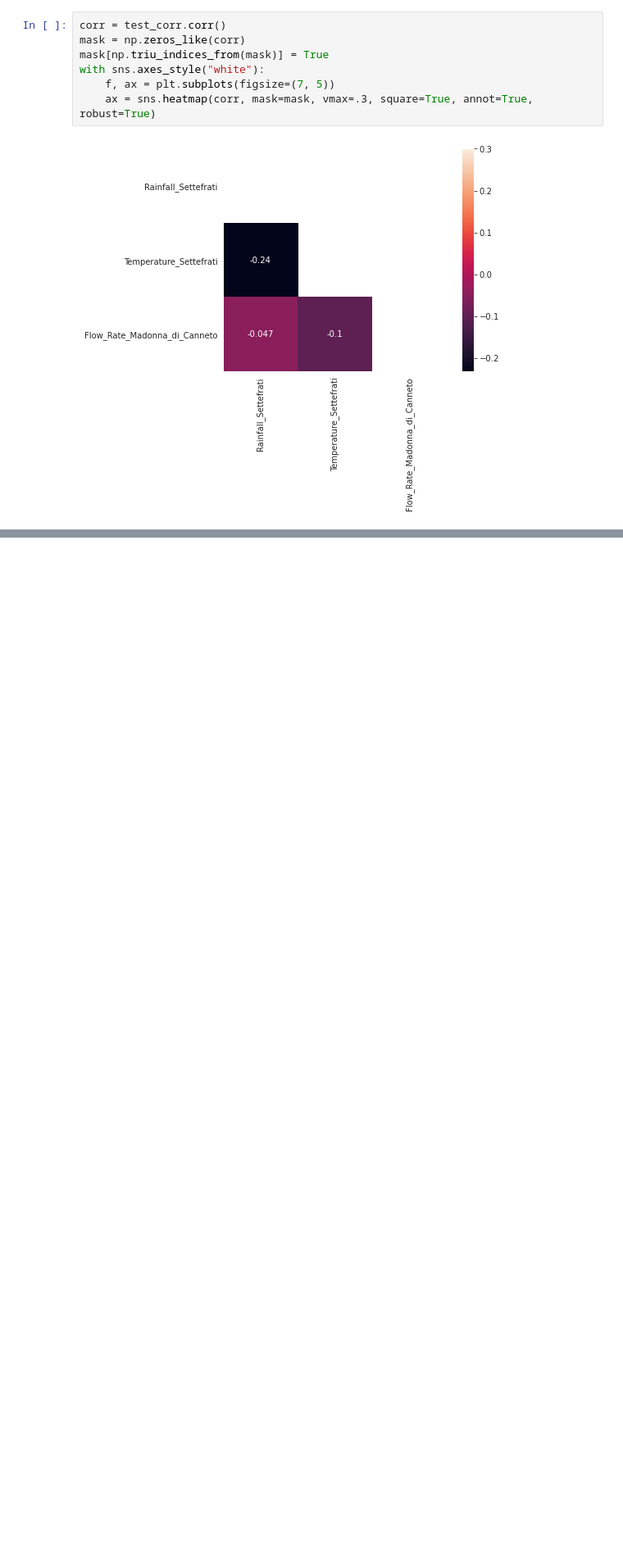
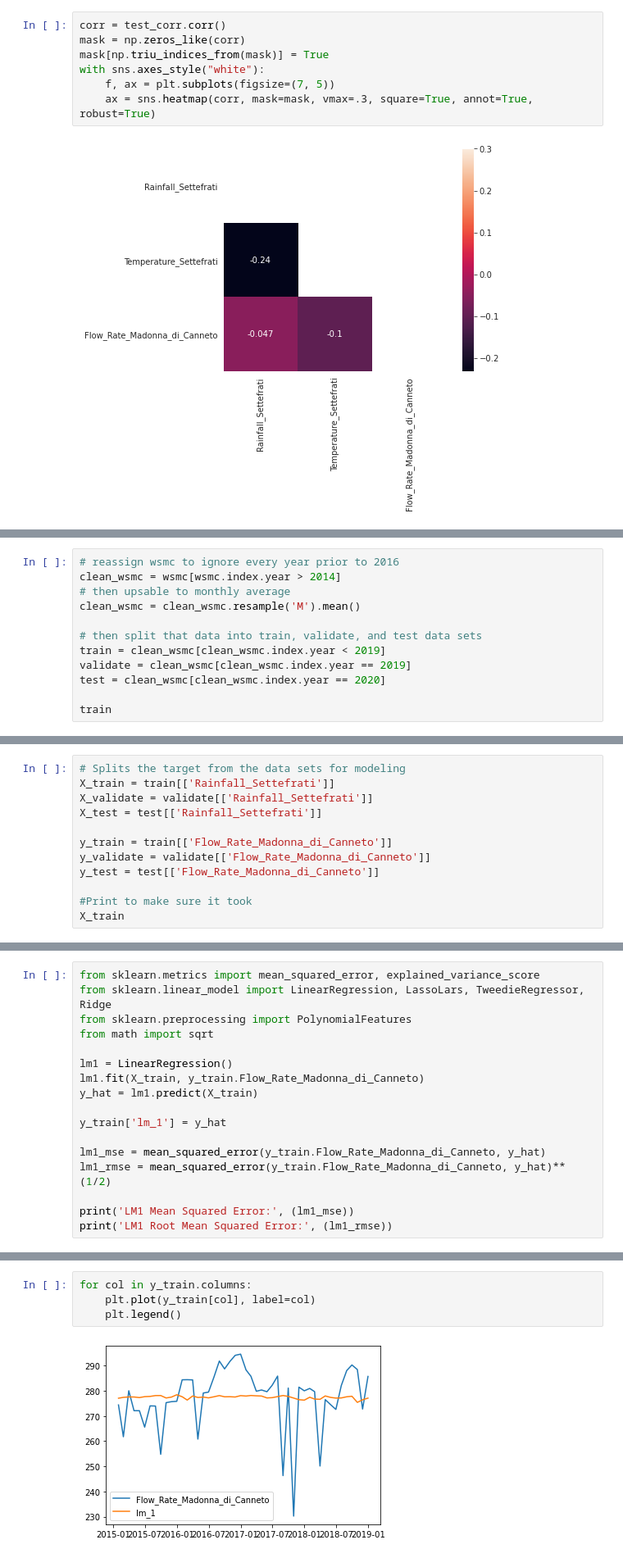
Before and after one commit to datastraine/kaggle, a Jupyter notebook: AceaSmart_Water_Analytics/acea-comp-explore.ipynb, the cells around one changed output, grey strips where cells are left out. Shown at 82% size. Cells and saved outputs as stored; diff of their text form; blank space fills up the shorter version.

Commit message:
updates with additional modeling using rainfall

```diff
--- a/AceaSmart_Water_Analytics/acea-comp-explore.ipynb
+++ b/AceaSmart_Water_Analytics/acea-comp-explore.ipynb
@@ -978,0 +979,12 @@ There is a very slight corralation between rain fall and flow rate. There is doe
+# %%
+# reassign wsmc to ignore every year prior to 2016
+clean_wsmc = wsmc[wsmc.index.year > 2014]
+# then upsable to monthly average
+clean_wsmc = clean_wsmc.resample('M').mean()
+
+# then split that data into train, validate, and test data sets
+train = clean_wsmc[clean_wsmc.index.year < 2019]
+validate = clean_wsmc[clean_wsmc.index.year == 2019]
+test = clean_wsmc[clean_wsmc.index.year == 2020]
+
+train
@@ -978,0 +1010,12 @@ There is a very slight corralation between rain fall and flow rate. There is doe
+# %%
+# Splits the target from the data sets for modeling
+X_train = train[['Rainfall_Settefrati']]
+X_validate = validate[['Rainfall_Settefrati']]
+X_test = test[['Rainfall_Settefrati']]
+
+y_train = train[['Flow_Rate_Madonna_di_Canneto']]
+y_validate = validate[['Flow_Rate_Madonna_di_Canneto']]
+y_test = test[['Flow_Rate_Madonna_di_Canneto']]
+
+#Print to make sure it took
+X_train
@@ -978,0 +1041,17 @@ There is a very slight corralation between rain fall and flow rate. There is doe
+# %%
+from sklearn.metrics import mean_squared_error, explained_variance_score
+from sklearn.linear_model import LinearRegression, LassoLars, TweedieRegressor, Ridge
+from sklearn.preprocessing import PolynomialFeatures
+from math import sqrt
+
+lm1 = LinearRegression()
+lm1.fit(X_train, y_train.Flow_Rate_Madonna_di_Canneto)
+y_hat = lm1.predict(X_train)
+
+y_train['lm_1'] = y_hat
+
+lm1_mse = mean_squared_error(y_train.Flow_Rate_Madonna_di_Canneto, y_hat)
+lm1_rmse = mean_squared_error(y_train.Flow_Rate_Madonna_di_Canneto, y_hat)**(1/2)
+
+print('LM1 Mean Squared Error:', (lm1_mse))
+print('LM1 Root Mean Squared Error:', (lm1_rmse))
@@ -978,0 +1061,6 @@ There is a very slight corralation between rain fall and flow rate. There is doe
+# %%
+for col in y_train.columns:
+    plt.plot(y_train[col], label=col)
+    plt.legend()
+# %% [output]
+[figure, added]
```
Also changed, not shown: parts of 5 cells of this notebook.
